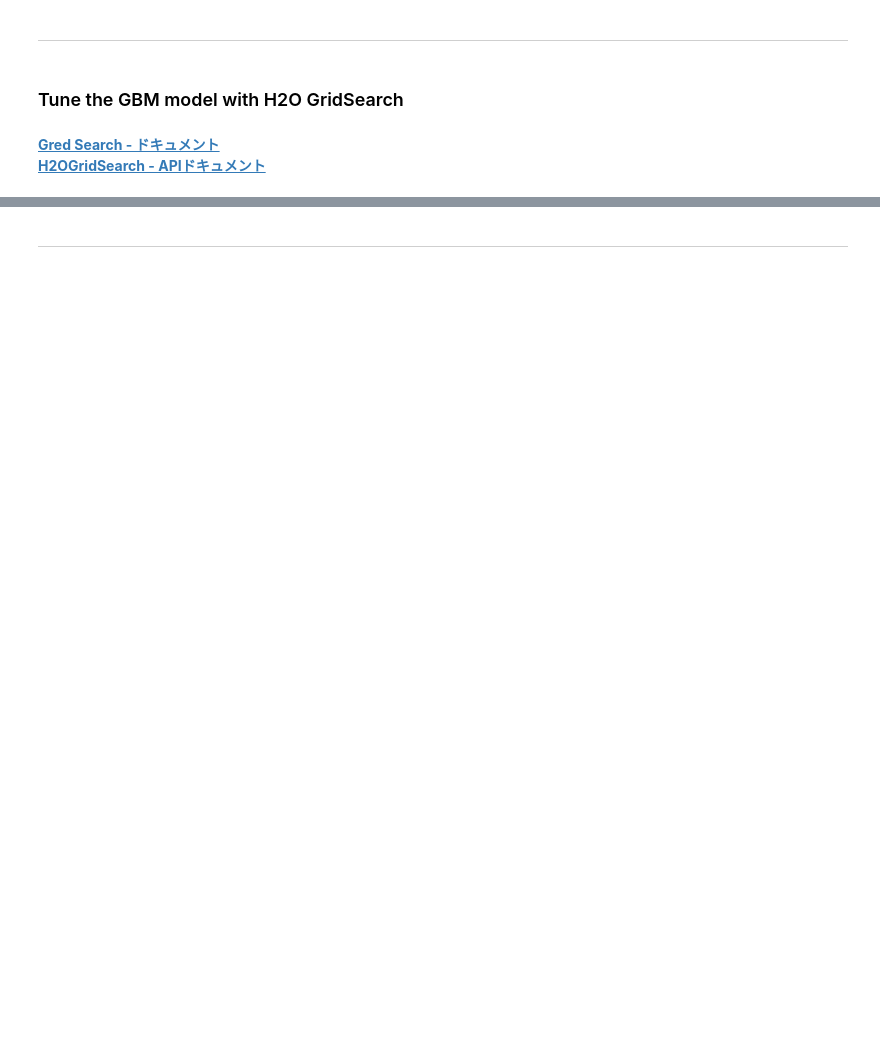
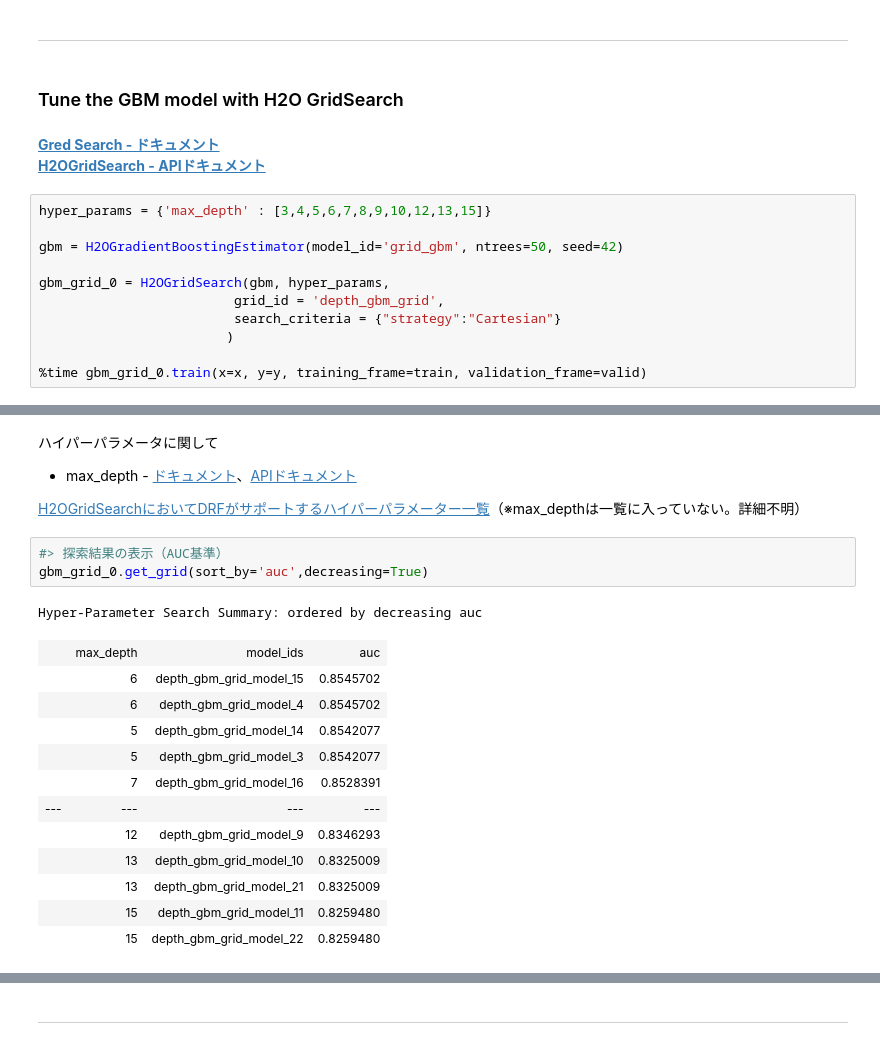
Before and after one commit to yukismd/H2O_3_Tutorial, a Jupyter notebook: H2O-3 Classification Tutorial.ipynb, the cells around one changed output, grey strips where cells are left out. Drawn from its saved outputs; the diff is of its cells as text; blank space fills up the shorter version.

```diff
--- a/H2O-3 Classification Tutorial.ipynb
+++ b/H2O-3 Classification Tutorial.ipynb
@@ -1141,3 +1166,14 @@ Confusion Matrix (Act/Pred) for max f1 @ threshold = 0.13622817056761546:
 # %% [markdown]
 [**Gred Search - ドキュメント**](http://docs.h2o.ai/h2o/latest-stable/h2o-docs/grid-search.html#grid-hyperparameter-search)
 [**H2OGridSearch - APIドキュメント**](https://docs.h2o.ai/h2o/latest-stable/h2o-py/docs/modeling.html#h2ogridsearch)
+# %%
+hyper_params = {'max_depth' : [3,4,5,6,7,8,9,10,12,13,15]}
+
+gbm = H2OGradientBoostingEstimator(model_id='grid_gbm', ntrees=50, seed=42)
+
+gbm_grid_0 = H2OGridSearch(gbm, hyper_params,
+                         grid_id = 'depth_gbm_grid',
+                         search_criteria = {"strategy":"Cartesian"}
+                        )
+
+%time gbm_grid_0.train(x=x, y=y, training_frame=train, validation_frame=valid)
@@ -1143,0 +1183,22 @@ Confusion Matrix (Act/Pred) for max f1 @ threshold = 0.13622817056761546:
+# %% [markdown]
+ハイパーパラメータに関して
+- max_depth - [ドキュメント](http://docs.h2o.ai/h2o/latest-stable/h2o-docs/data-science/algo-params/max_depth.html)、[APIドキュメント](https://docs.h2o.ai/h2o/latest-stable/h2o-py/docs/modeling.html#h2o.estimators.gbm.H2OGradientBoostingEstimator.max_depth)
+
+[H2OGridSearchにおいてDRFがサポートするハイパーパラメーター一覧](http://docs.h2o.ai/h2o/latest-stable/h2o-docs/grid-search.html#gbm-hyperparameters)（※max_depthは一覧に入っていない。詳細不明）
+# %%
+#> 探索結果の表示（AUC基準）
+gbm_grid_0.get_grid(sort_by='auc',decreasing=True)
+# %% [output]
+Hyper-Parameter Search Summary: ordered by decreasing auc
+|  | max_depth | model_ids | auc |
+|  | 6 | depth_gbm_grid_model_15 | 0.8545702 |
+|  | 6 | depth_gbm_grid_model_4 | 0.8545702 |
+|  | 5 | depth_gbm_grid_model_14 | 0.8542077 |
+|  | 5 | depth_gbm_grid_model_3 | 0.8542077 |
+|  | 7 | depth_gbm_grid_model_16 | 0.8528391 |
+| --- | --- | --- | --- |
+|  | 12 | depth_gbm_grid_model_9 | 0.8346293 |
+|  | 13 | depth_gbm_grid_model_10 | 0.8325009 |
+|  | 13 | depth_gbm_grid_model_21 | 0.8325009 |
+|  | 15 | depth_gbm_grid_model_11 | 0.8259480 |
+|  | 15 | depth_gbm_grid_model_22 | 0.8259480 |
```
Also changed, not shown: parts of 49 cells of this notebook, 1 other file.
